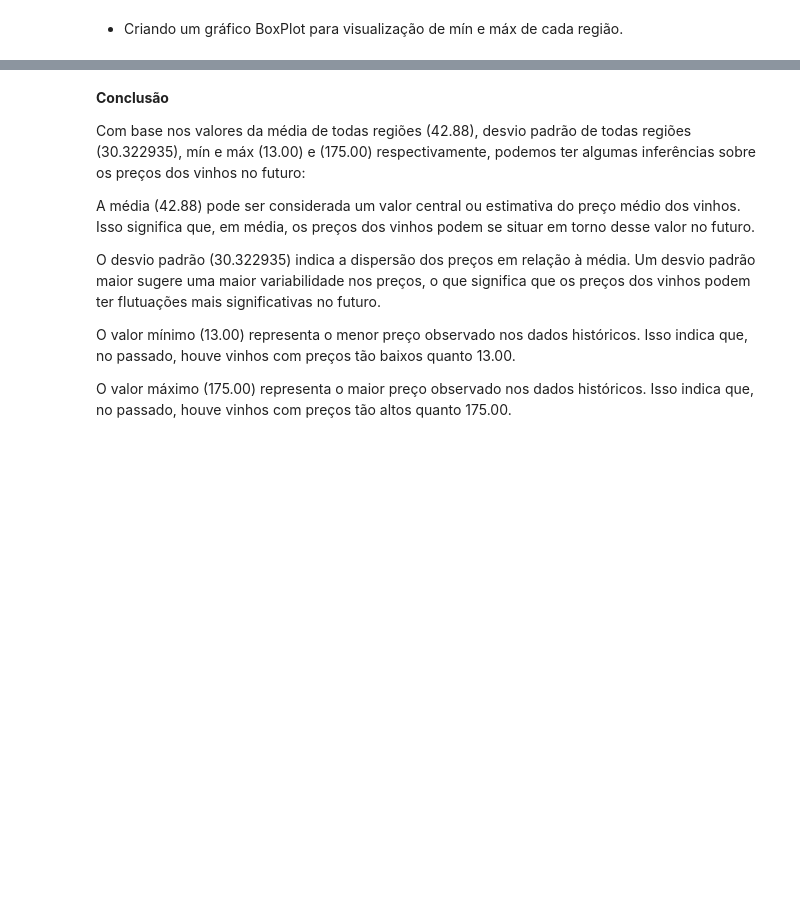
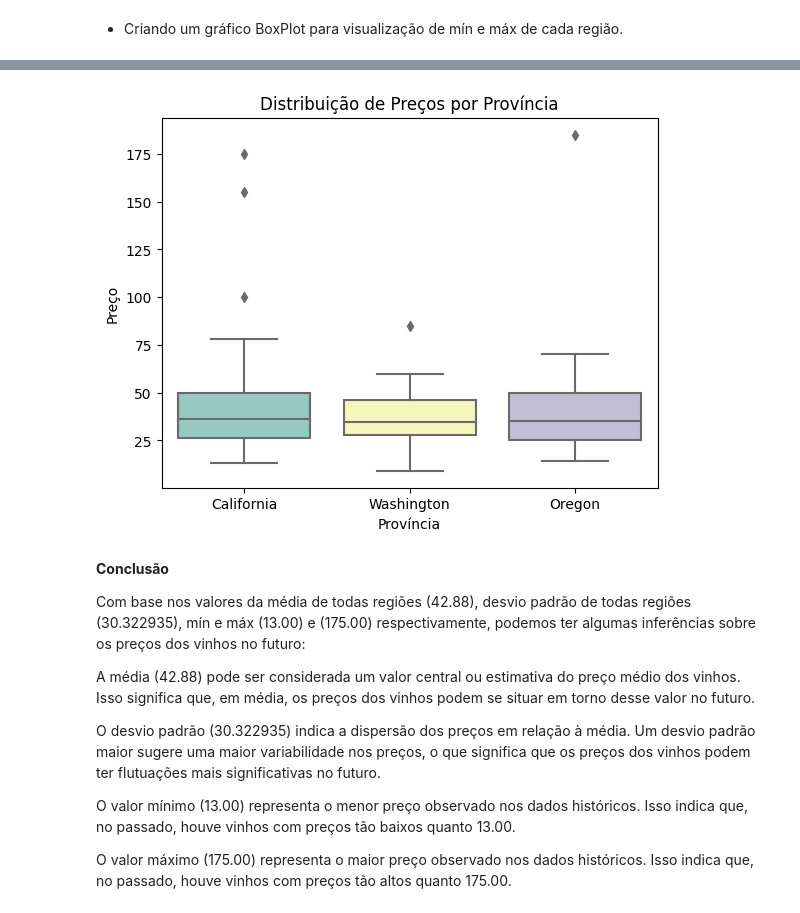
Before and after one commit to LucasMartinscode/Python, a Jupyter notebook: Winedataset.ipynb, the cells around one changed output, grey strips where cells are left out. Cells and saved outputs as stored; diff of their text form; code cells hidden in the pictures; blank space fills up the shorter version.

```diff
--- a/Winedataset.ipynb
+++ b/Winedataset.ipynb
@@ -218,3 +193,16 @@ fig3.write_html('Gráfico boxplot.html')
+# %%
+fig, ax = plt.subplots()
+sns.boxplot(x='province', y='price', data=Amostra_aleatoria_simples, palette='Set3')
+
+ax.set_title('Distribuição de Preços por Província')
+ax.set_xlabel('Província')
+ax.set_ylabel('Preço')
+
+plt.savefig('Gráfico boxplot.png')
+
+plt.show()
+# %% [output]
+[figure, added]
 # %% [markdown]
 **Conclusão**
 
```
Also changed, not shown: parts of 5 cells of this notebook.
